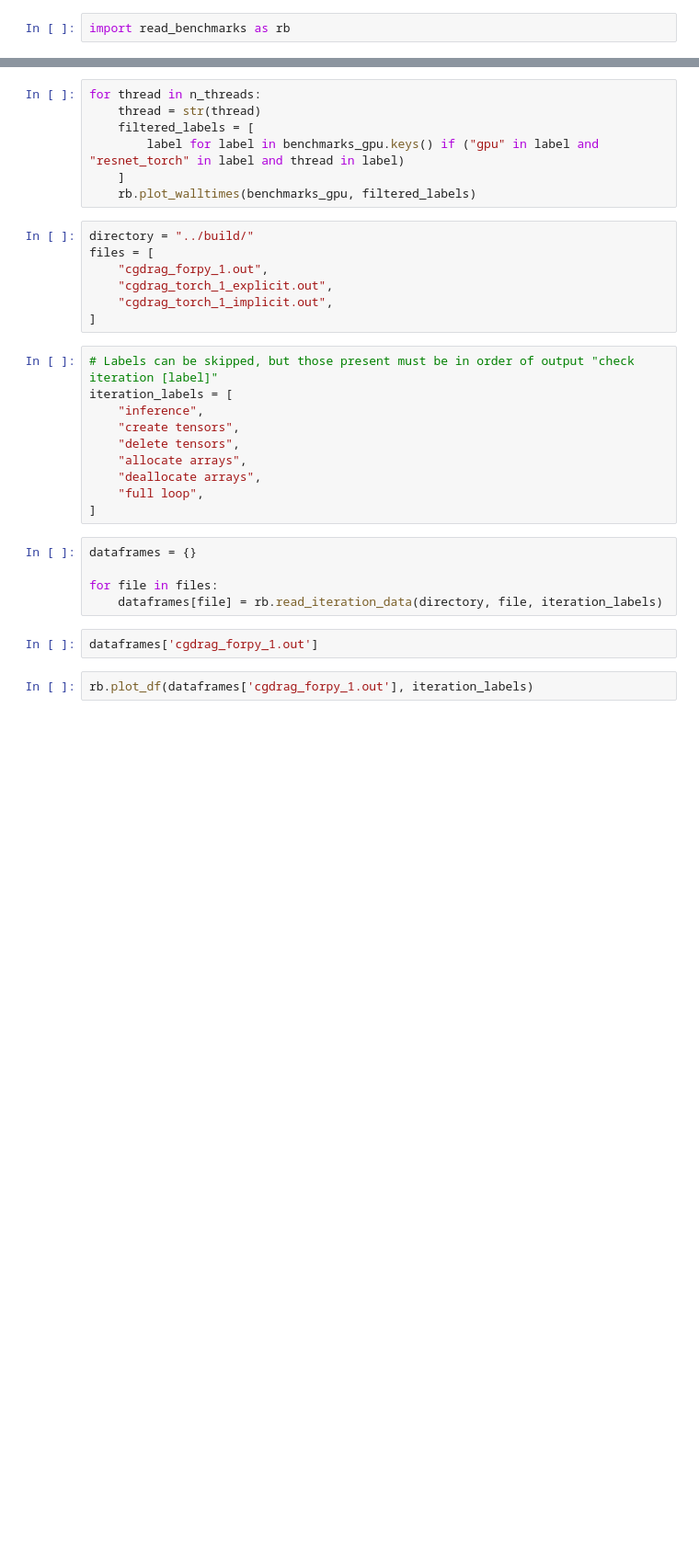
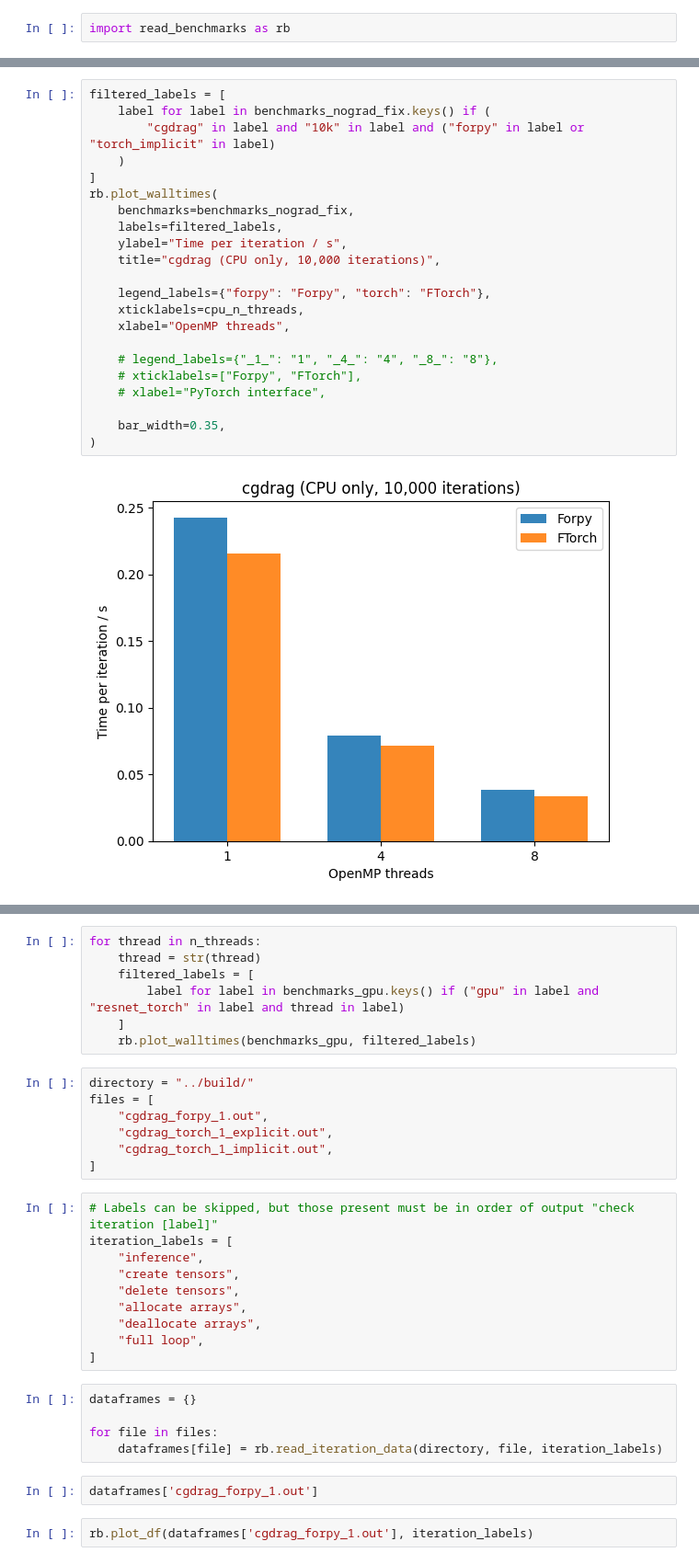
Before and after one commit to ElliottKasoar/FTorch-benchmarks, a Jupyter notebook: utils/visualise.ipynb, the cells around one changed output, grey strips where cells are left out. Shown: that part at 92% size. Drawn from its saved outputs; the diff is of its cells as text; blank space fills up the shorter version.

```diff
--- a/utils/visualise.ipynb
+++ b/utils/visualise.ipynb
@@ -462,0 +102,24 @@ rb.plot_walltimes(
+# %%
+filtered_labels = [
+    label for label in benchmarks_nograd_fix.keys() if (
+        "cgdrag" in label and "10k" in label and ("forpy" in label or "torch_implicit" in label)
+    )
+]
+rb.plot_walltimes(
+    benchmarks=benchmarks_nograd_fix,
+    labels=filtered_labels,
+    ylabel="Time per iteration / s",
+    title="cgdrag (CPU only, 10,000 iterations)",
+
+    legend_labels={"forpy": "Forpy", "torch": "FTorch"},
+    xticklabels=cpu_n_threads,
+    xlabel="OpenMP threads",
+
+    # legend_labels={"_1_": "1", "_4_": "4", "_8_": "8"},
+    # xticklabels=["Forpy", "FTorch"],
+    # xlabel="PyTorch interface",
+
+    bar_width=0.35,
+)
+# %% [output]
+[figure, added]
```
Also changed, not shown: parts of 68 cells of this notebook.
